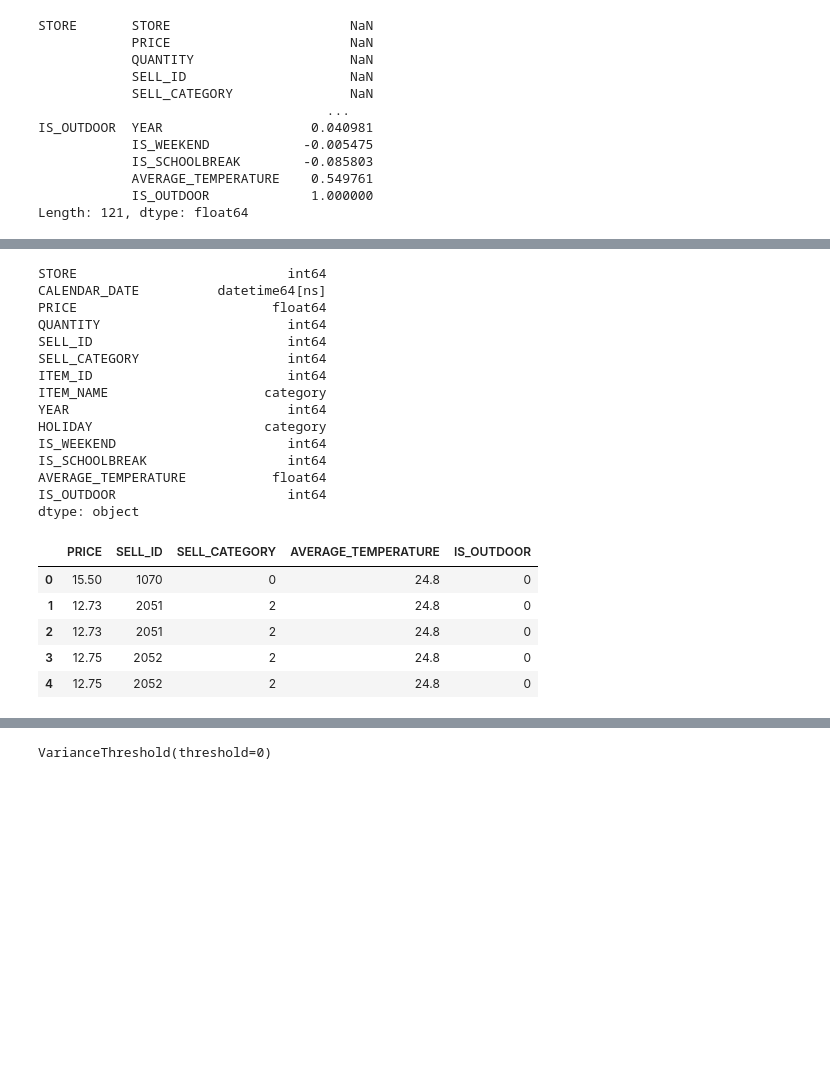
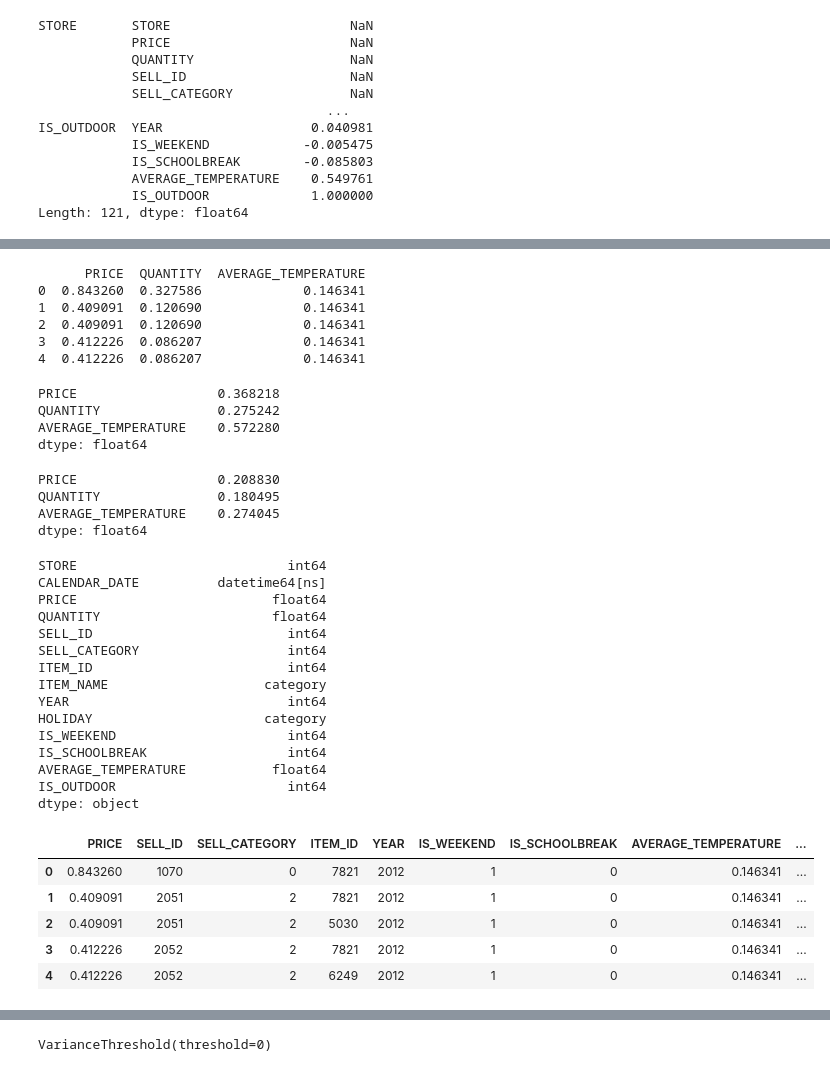
Before and after one commit to ewfruitcake/burgerpricing, a Jupyter notebook: Price elasticity of a burger menu.ipynb, the cells around one changed output, grey strips where cells are left out. Cells and saved outputs as stored; diff of their text form; code cells hidden in the pictures; blank space fills up the shorter version.

Commit message:
Initial results and code (after meeting with Supervisor)

```diff
--- a/Price elasticity of a burger menu.ipynb
+++ b/Price elasticity of a burger menu.ipynb
@@ -415,0 +437,4 @@ dtype: float64
+# %%
+#defining a function to normalize
+def normalize_function(x):
+    return ((x - min(x)) / (max(x) - min(x)))
@@ -415,0 +464,27 @@ dtype: float64
+# %%
+#normalize the numeric continuous data columns (PRICE, QUANTITY, AVERAGE_TEMPERATURE)
+df.iloc[:,[2,3,12]] = df.iloc[:,[2,3,12]].apply(normalize_function)
+df.iloc[:,[2,3,12]].apply(normalize_function)
+print(df.iloc[:,[2,3,12]].head(5))
+#now our data is normalized
+# %% [output]
+      PRICE  QUANTITY  AVERAGE_TEMPERATURE
+0  0.843260  0.327586             0.146341
+1  0.409091  0.120690             0.146341
+2  0.409091  0.120690             0.146341
+3  0.412226  0.086207             0.146341
+4  0.412226  0.086207             0.146341
+# %%
+df.iloc[:,[2,3,12]].mean() #numeric column data after normalizing, means are between 0-1
+# %% [output]
+PRICE                  0.368218
+QUANTITY               0.275242
+AVERAGE_TEMPERATURE    0.572280
+dtype: float64
+# %%
+df.iloc[:,[2,3,12]].std() #numeric column data after normalizing, standard deviations are between 0-1
+# %% [output]
+PRICE                  0.208830
+QUANTITY               0.180495
+AVERAGE_TEMPERATURE    0.274045
+dtype: float64
@@ -423,7 +500,7 @@ df.dtypes
 STORE                           int64
 CALENDAR_DATE          datetime64[ns]
 PRICE                         float64
-QUANTITY                        int64
+QUANTITY                      float64
 SELL_ID                         int64
 SELL_CATEGORY                   int64
 ITEM_ID                         int64
@@ -436,13 +513,13 @@ AVERAGE_TEMPERATURE           float64
 IS_OUTDOOR                      int64
 dtype: object
 # %%
-X = df.iloc[:, [2,4,5,12,13]] #PRICE & SELL_ID
+X = df.iloc[:, [2,4,5,6,8,10,11,12,13]] #PRICE, SELL_ID, SELL_CATEGORY, ITEM_ID, YEAR, IS_WEEKEND, IS_SCHOOLBREAK, AVERAGE_TEMPERATURE, IS_OUTDOOR
 y = df.iloc[:, 3] #QUANTITY / dependent aka target variable
 X.head()
 # %% [output]
-|  | PRICE | SELL_ID | SELL_CATEGORY | AVERAGE_TEMPERATURE | IS_OUTDOOR |
-| 0 | 15.50 | 1070 | 0 | 24.8 | 0 |
-| 1 | 12.73 | 2051 | 2 | 24.8 | 0 |
-| 2 | 12.73 | 2051 | 2 | 24.8 | 0 |
-| 3 | 12.75 | 2052 | 2 | 24.8 | 0 |
-| 4 | 12.75 | 2052 | 2 | 24.8 | 0 |
+|  | PRICE | SELL_ID | SELL_CATEGORY | ITEM_ID | YEAR | IS_WEEKEND | IS_SCHOOLBREAK | AVERAGE_TEMPERATURE | ... |
+| 0 | 0.843260 | 1070 | 0 | 7821 | 2012 | 1 | 0 | 0.146341 | ... |
+| 1 | 0.409091 | 2051 | 2 | 7821 | 2012 | 1 | 0 | 0.146341 | ... |
+| 2 | 0.409091 | 2051 | 2 | 5030 | 2012 | 1 | 0 | 0.146341 | ... |
+| 3 | 0.412226 | 2052 | 2 | 7821 | 2012 | 1 | 0 | 0.146341 | ... |
+| 4 | 0.412226 | 2052 | 2 | 6249 | 2012 | 1 | 0 | 0.146341 | ... |
```
Also changed, not shown: parts of 54 cells of this notebook.
